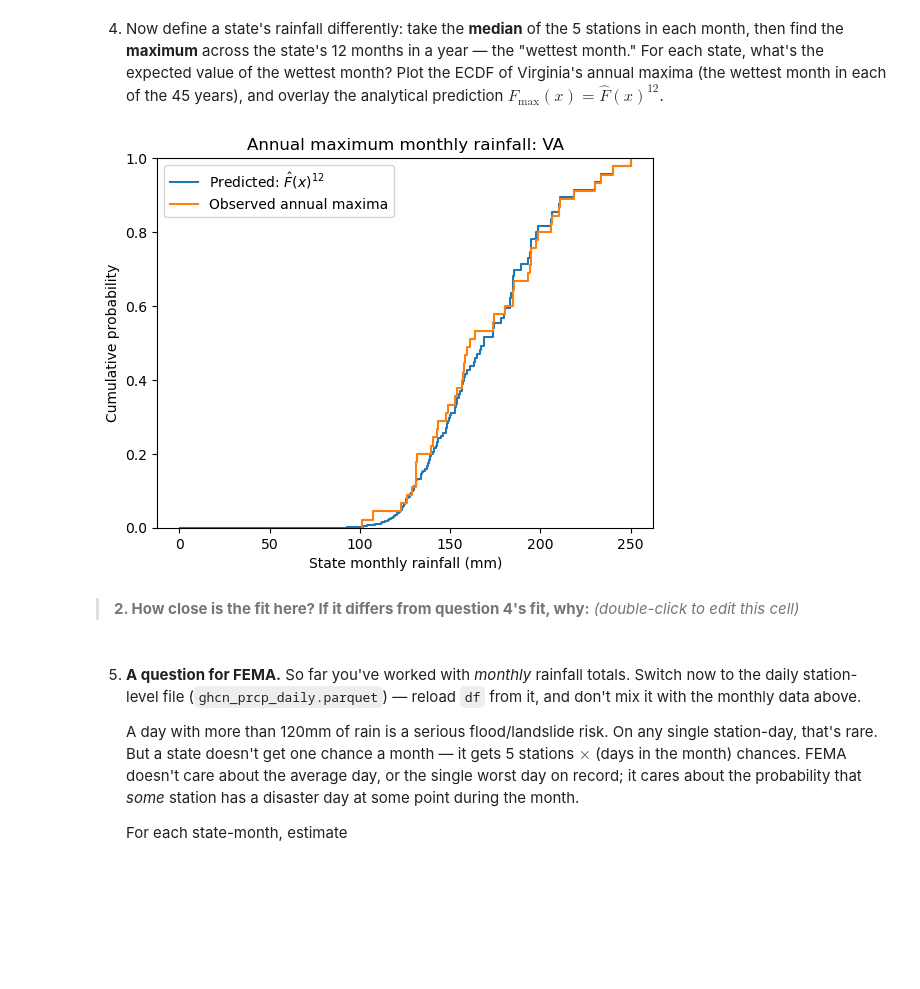
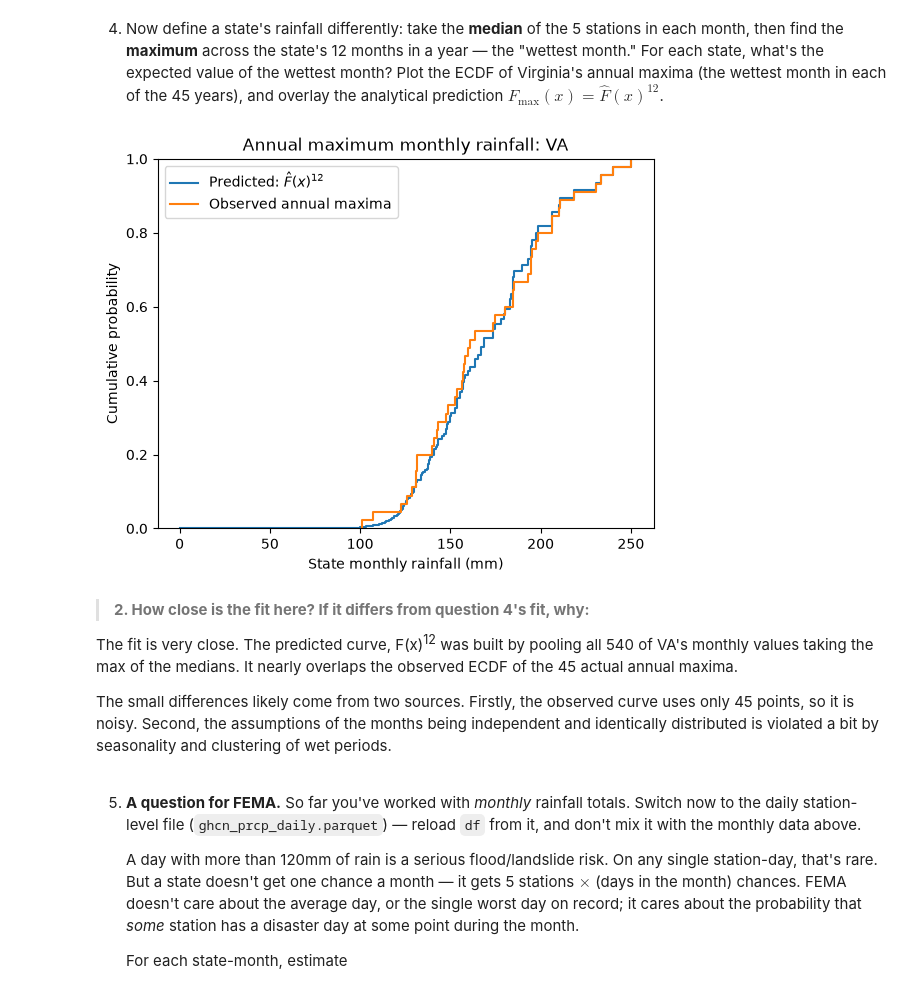
Before and after one commit to evanblizzard/uu_kde, a Jupyter notebook: ThursdayLab/lab_05.ipynb, the cells around one changed output. Saved outputs shown, nothing was run; the diff lists cells and outputs as text; code cells hidden in the pictures; blank space fills up the shorter version.

Commit message:
answered question 2 about the VA max-median ecdf thing

```diff
--- a/ThursdayLab/lab_05.ipynb
+++ b/ThursdayLab/lab_05.ipynb
@@ -176,6 +176,8 @@ These differ because they are based on different random variables. Each point on
 # %% [markdown]
 4. Now define a state's rainfall differently: take the **median** of the 5 stations in each month, then find the **maximum** across the state's 12 months in a year — the "wettest month." For each state, what's the expected value of the wettest month? Plot the ECDF of Virginia's annual maxima (the wettest month in each of the 45 years), and overlay the analytical prediction $F_{\max}(x) = \hat F(x)^{12}$.
 # %%
+df = pd.read_parquet("data/ghcn_prcp_monthly.parquet")
+
 # One rainfall value per state-month, taking the median of the stations
 state_month = (
     df.groupby(["state", "year", "month"], as_index=False)
@@ -194,36 +196,40 @@ state = "VA"
 
 levels = (
     state_month.loc[state_month["state"] == state, "prcp_total_mm"]
     .to_numpy()
 )
 
 observed_max = (
     state_year_max.loc[state_year_max["state"] == state, "prcp_total_mm"]
     .to_numpy()
 )
 
 x = np.sort(np.unique(levels))
 F_hat = np.searchsorted(np.sort(levels), x, side="right") / len(levels)
 
 plt.step(
     x,
     F_hat**12,
     where="post",
     label=r"Predicted: $\hat F(x)^{12}$"
 )
 
 sns.ecdfplot(x=observed_max,
     label="Observed annual maxima")
 
 plt.xlabel("State monthly rainfall (mm)")
 plt.ylabel("Cumulative probability")
 plt.title(f"Annual maximum monthly rainfall: {state}")
 plt.legend()
 plt.show()
 # %% [output]
-[figure, old version]
+[figure, new version]
 # %% [markdown]
-> **2. How close is the fit here? If it differs from question 4's fit, why:** _(double-click to edit this cell)_
+> **2. How close is the fit here? If it differs from question 4's fit, why:**
+
+The fit is very close. The predicted curve, F(x)<sup>12</sup> was built by pooling all 540 of VA's monthly values taking the max of the medians. It nearly overlaps the observed ECDF of the 45 actual annual maxima.
+
+The small differences likely come from two sources. Firstly, the observed curve uses only 45 points, so it is noisy. Second, the assumptions of the months being independent and identically distributed is violated a bit by seasonality and clustering of wet periods.
 # %% [markdown]
 5. **A question for FEMA.** So far you've worked with *monthly* rainfall totals. Switch now to the daily station-level file (`ghcn_prcp_daily.parquet`) — reload `df` from it, and don't mix it with the monthly data above.
 
```
Also changed, not shown: parts of 7 cells of this notebook.
